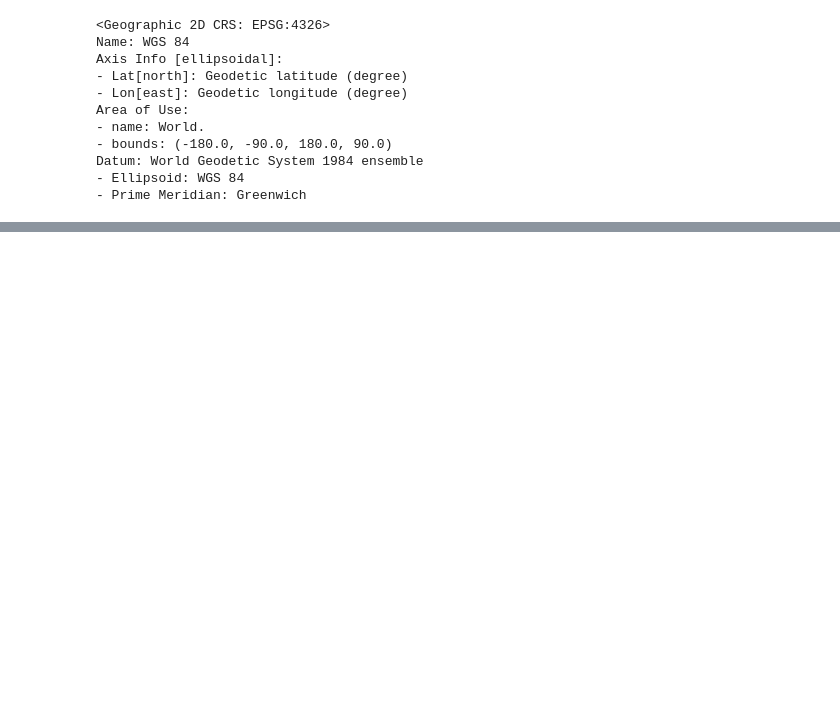
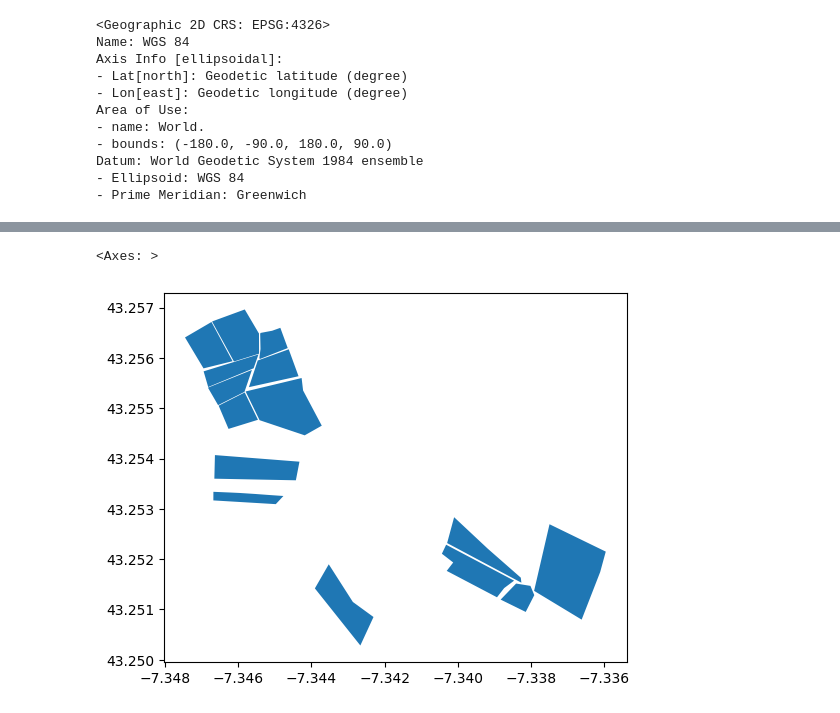
Before and after one commit to andreslires/rxdet-trabajofinal, a Jupyter notebook: preprocess.ipynb, the cells around one changed output, grey strips where cells are left out. Cells and saved outputs as stored; diff of their text form; code cells hidden in the pictures; blank space fills up the shorter version.

```diff
--- a/preprocess.ipynb
+++ b/preprocess.ipynb
@@ -180,0 +187,16 @@ fincas_gdf_projected = fincas_gdf.to_crs(epsg=23029)
+# %%
+# Eliminamos las 3 fincas más al sur a partir de la latitud del centroide
+
+# Calcular centroide y latitud
+fincas_gdf["centroid_lat"] = fincas_gdf.geometry.centroid.y
+
+# Eliminar directamente las 3 más al sur (menor latitud)
+fincas_gdf = fincas_gdf.sort_values("centroid_lat").iloc[3:].reset_index(drop=True)
+
+# Eliminamos la columna temporal de centroide
+fincas_gdf = fincas_gdf.drop(columns=["centroid_lat"])
+
+# Cambiamos el id de las fincas para que vayan de 1 a N
+fincas_gdf['id'] = range(1, len(fincas_gdf) + 1)
+
+print(fincas_gdf)
@@ -180,0 +221,5 @@ fincas_gdf_projected = fincas_gdf.to_crs(epsg=23029)
+# %%
+fincas_gdf.plot()
+# %% [output]
+<Axes: >
+[figure, added]
```
Also changed, not shown: parts of 8 cells of this notebook, 4 other files.
